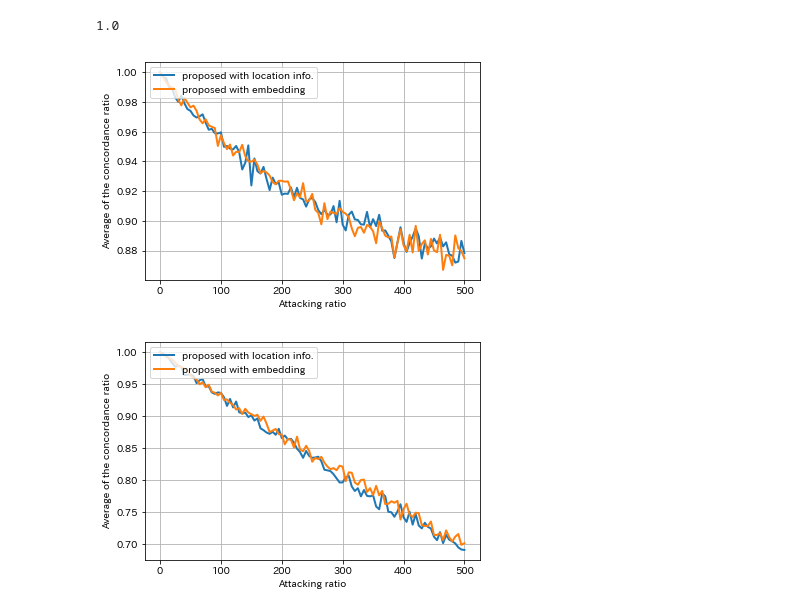
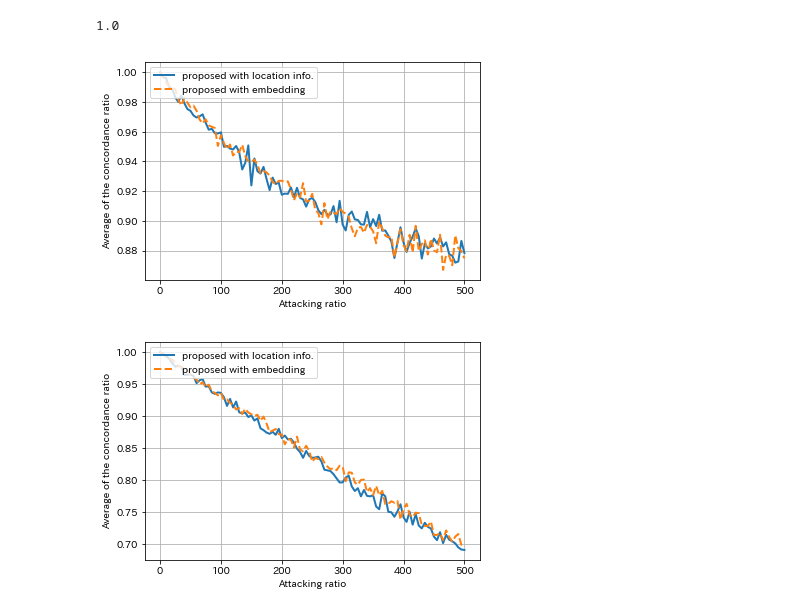
Before and after one commit to yuta1331/watermark, a Jupyter notebook: jupyter/attack_evaluation.ipynb, the cells around one changed output. Saved outputs shown, nothing was run; the diff lists cells and outputs as text; code cells hidden in the pictures.

Commit message:
fix attack evaluation

```diff
--- a/jupyter/attack_evaluation.ipynb
+++ b/jupyter/attack_evaluation.ipynb
@@ -59,24 +59,26 @@ attack_show_from_pickle('../result/attack_result_add.pkl', 'add')
 # %% [output]
 [figure]
 # %%
-def graph_show(result_dict_l, legend_l):
+def graphs_show(result_dict_l, legend_l):
+    linestyles = ['solid', 'dashed', 'dashdot', 'dotted']
+
     formatted_dict_l = deepcopy(result_dict_l)
     p_l = list()
-    for formatted_dict in formatted_dict_l:
+    for i, formatted_dict in enumerate(formatted_dict_l):
         for attack_rate, result_ in formatted_dict.items():
             formatted_dict[attack_rate] = np.mean(result_)
 
         left = np.array(list(formatted_dict.keys()))
         height = np.array(list(formatted_dict.values()))
 
-        p_l.append(plt.plot(left, height, linewidth=2))
+        p_l.append(plt.plot(left, height, linewidth=2, linestyle=linestyles[i]))
 
     plt.xlabel('Attacking ratio')
     plt.ylabel('Average of the concordance ratio')
     plt.grid(True)
     plt.legend([x[0] for x in p_l], legend_l, loc=2)
 # %%
-def attack_show(attack_dict_l, legend_l, attack):
+def attacks_show(attack_dict_l, legend_l, attack):
     if attack == 'shuffle':
         for attack_dict in attack_dict_l:
             result = attack_dict[attack]
@@ -88,7 +90,7 @@ def attack_show(attack_dict_l, legend_l, attack):
         result_l = list()
         for attack_dict in attack_dict_l:
             result_l.append(attack_dict[attack])
-        graph_show(result_l, legend_l)
+        graphs_show(result_l, legend_l)
         return
 
     graph_show(attack_dict)
@@ -109,7 +111,7 @@ attack_show(result_dict_list, legend_l, 'shuffle')
 'shuffle: '
 1.0
 # %%
-attack_show(result_dict_list, legend_l, 'add')
+attacks_show(result_dict_list, legend_l, 'add')
 # %% [output]
-[figure, old version]
+[figure, new version]
 # %%
```
Also changed, not shown: parts of 2 cells of this notebook, 1 other file.
